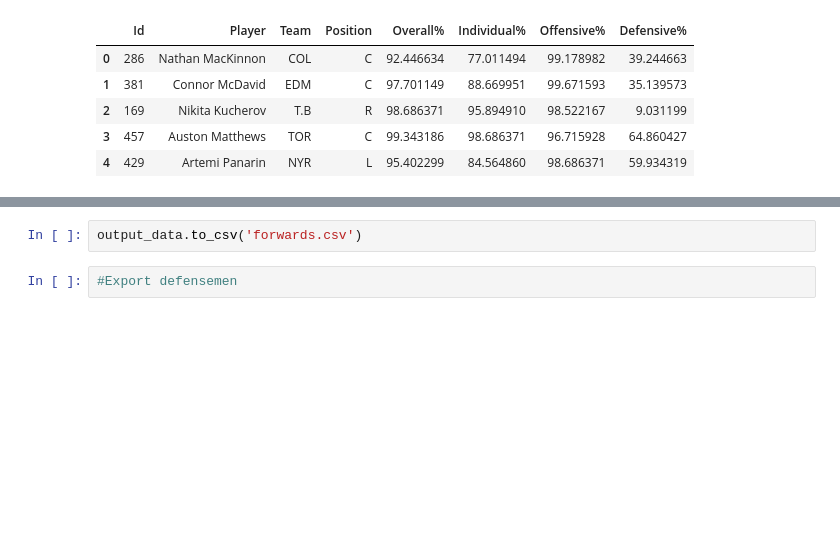
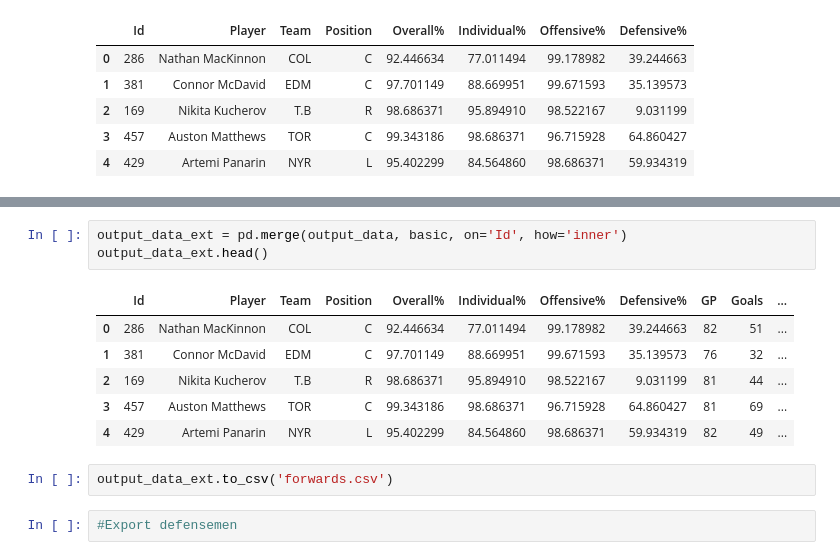
Before and after one commit to sanos666/player-cards-viewer, a Jupyter notebook: player-cards-demo.ipynb, the cells around one changed output, grey strips where cells are left out. Cells and saved outputs as stored; diff of their text form; blank space fills up the shorter version.

Commit message:
add basic stats

```diff
--- a/player-cards-demo.ipynb
+++ b/player-cards-demo.ipynb
@@ -479,5 +488,15 @@ print(output_data.columns.values)
+# %%
+output_data_ext = pd.merge(output_data, basic, on='Id', how='inner')
+output_data_ext.head()
+# %% [output]
+|  | Id | Player | Team | Position | Overall% | Individual% | Offensive% | Defensive% | GP | Goals | ... |
+| 0 | 286 | Nathan MacKinnon | COL | C | 92.446634 | 77.011494 | 99.178982 | 39.244663 | 82 | 51 | ... |
+| 1 | 381 | Connor McDavid | EDM | C | 97.701149 | 88.669951 | 99.671593 | 35.139573 | 76 | 32 | ... |
+| 2 | 169 | Nikita Kucherov | T.B | R | 98.686371 | 95.894910 | 98.522167 | 9.031199 | 81 | 44 | ... |
+| 3 | 457 | Auston Matthews | TOR | C | 99.343186 | 98.686371 | 96.715928 | 64.860427 | 81 | 69 | ... |
+| 4 | 429 | Artemi Panarin | NYR | L | 95.402299 | 84.564860 | 98.686371 | 59.934319 | 82 | 49 | ... |
 # %%
-output_data.to_csv('forwards.csv')
+output_data_ext.to_csv('forwards.csv')
 # %%
 #Export defensemen
 # %%
```
Also changed, not shown: parts of 6 cells of this notebook.
